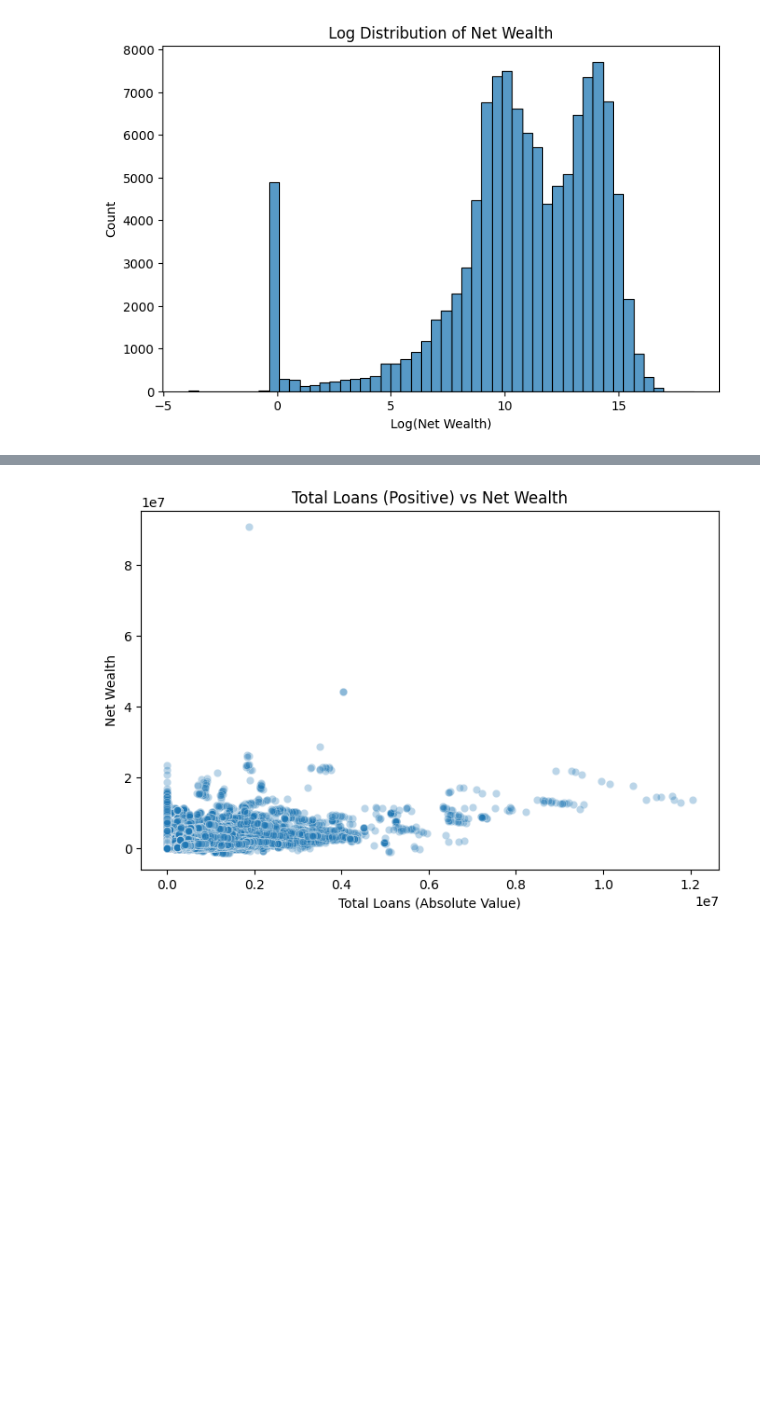
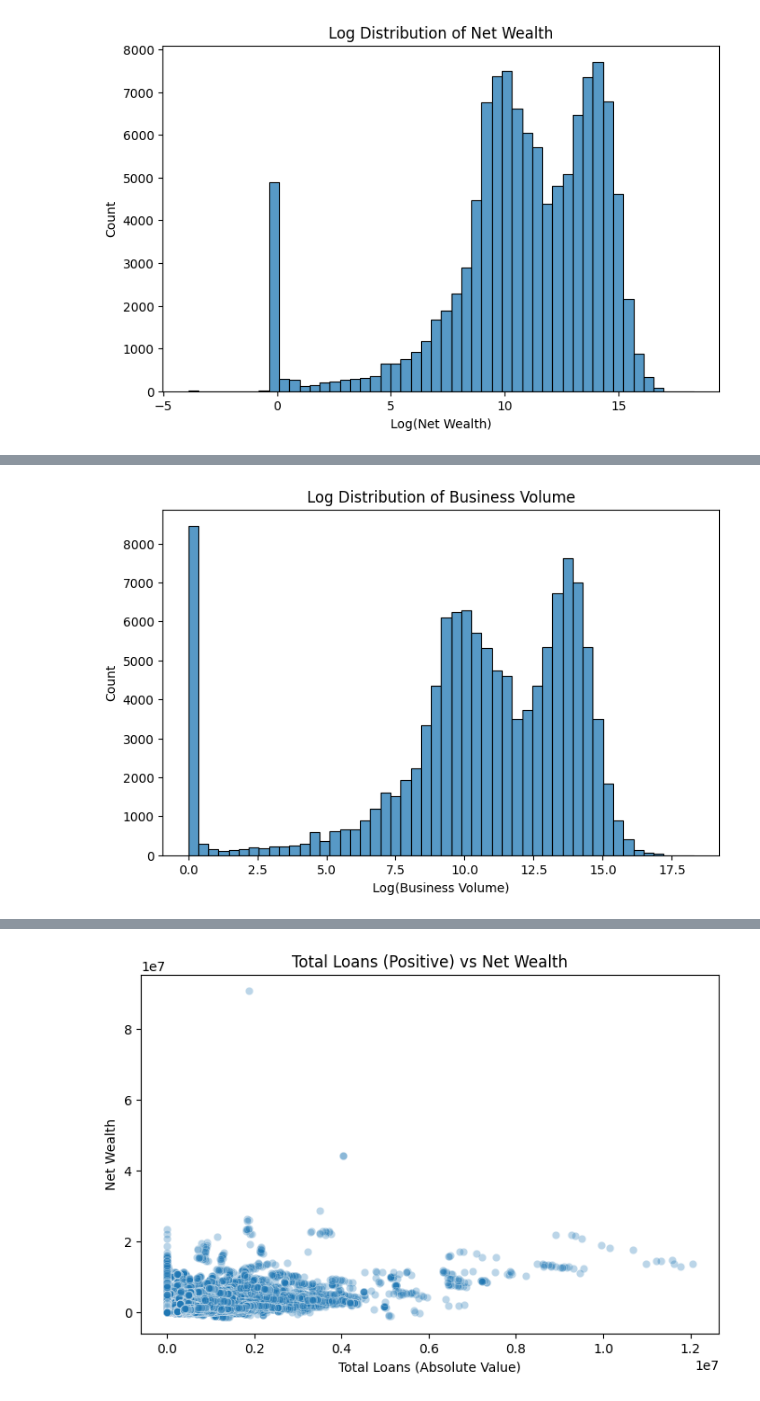
Before and after one commit to Antonsort/case, a Jupyter notebook: Exploration.ipynb, the cells around one changed output, grey strips where cells are left out. Cells and saved outputs as stored; diff of their text form; code cells hidden in the pictures; blank space fills up the shorter version.

```diff
--- a/Exploration.ipynb
+++ b/Exploration.ipynb
@@ -216,0 +242,9 @@ plt.show()
+# %%
+plt.figure(figsize=(8,5))
+sns.histplot(np.log1p(df["Business_Volume"]), bins=50)
+plt.title("Log Distribution of Business Volume")
+plt.xlabel("Log(Business Volume)")
+plt.ylabel("Count")
+plt.show()
+# %% [output]
+[figure, added]
```
Also changed, not shown: parts of 8 cells of this notebook, 26 other files.
